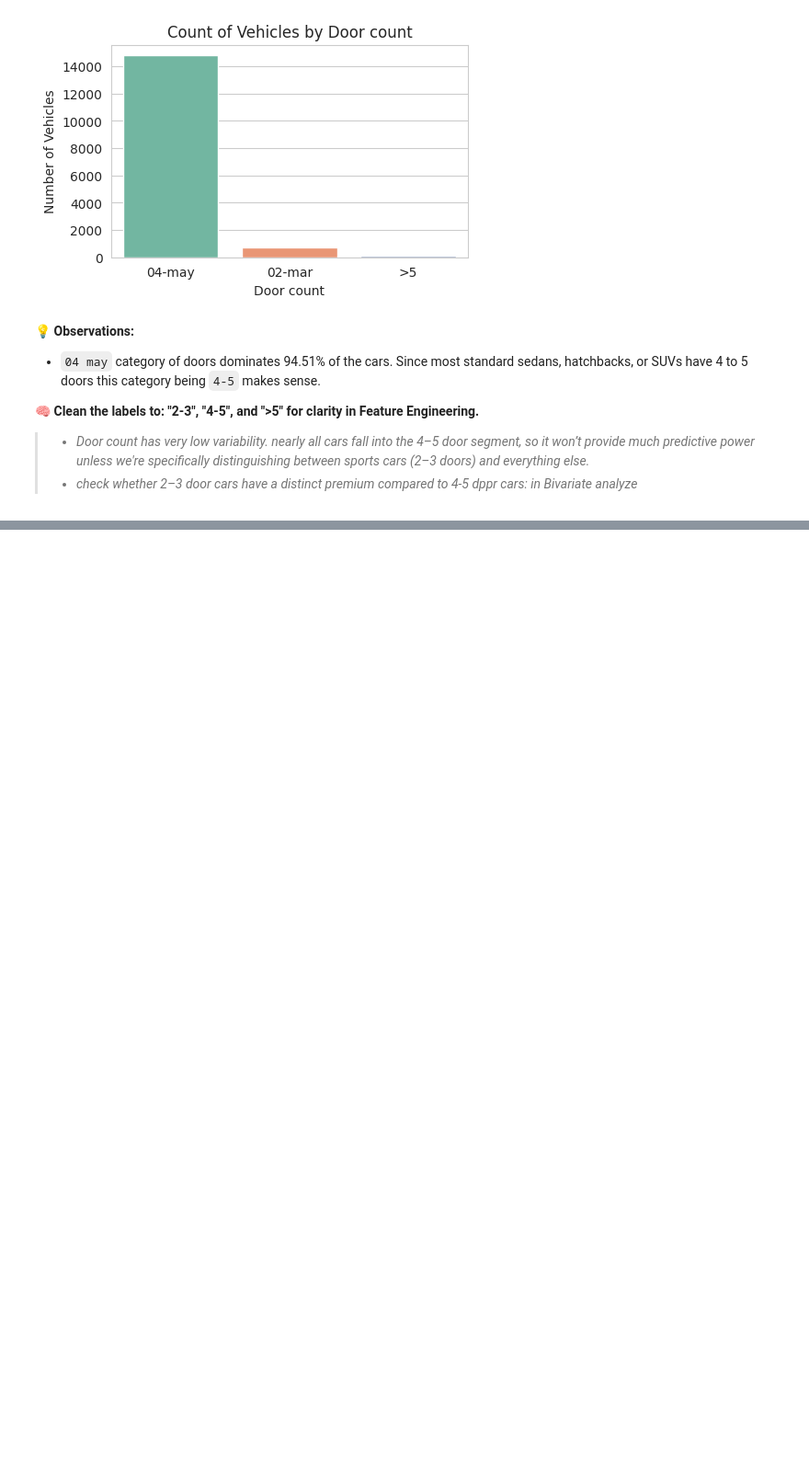
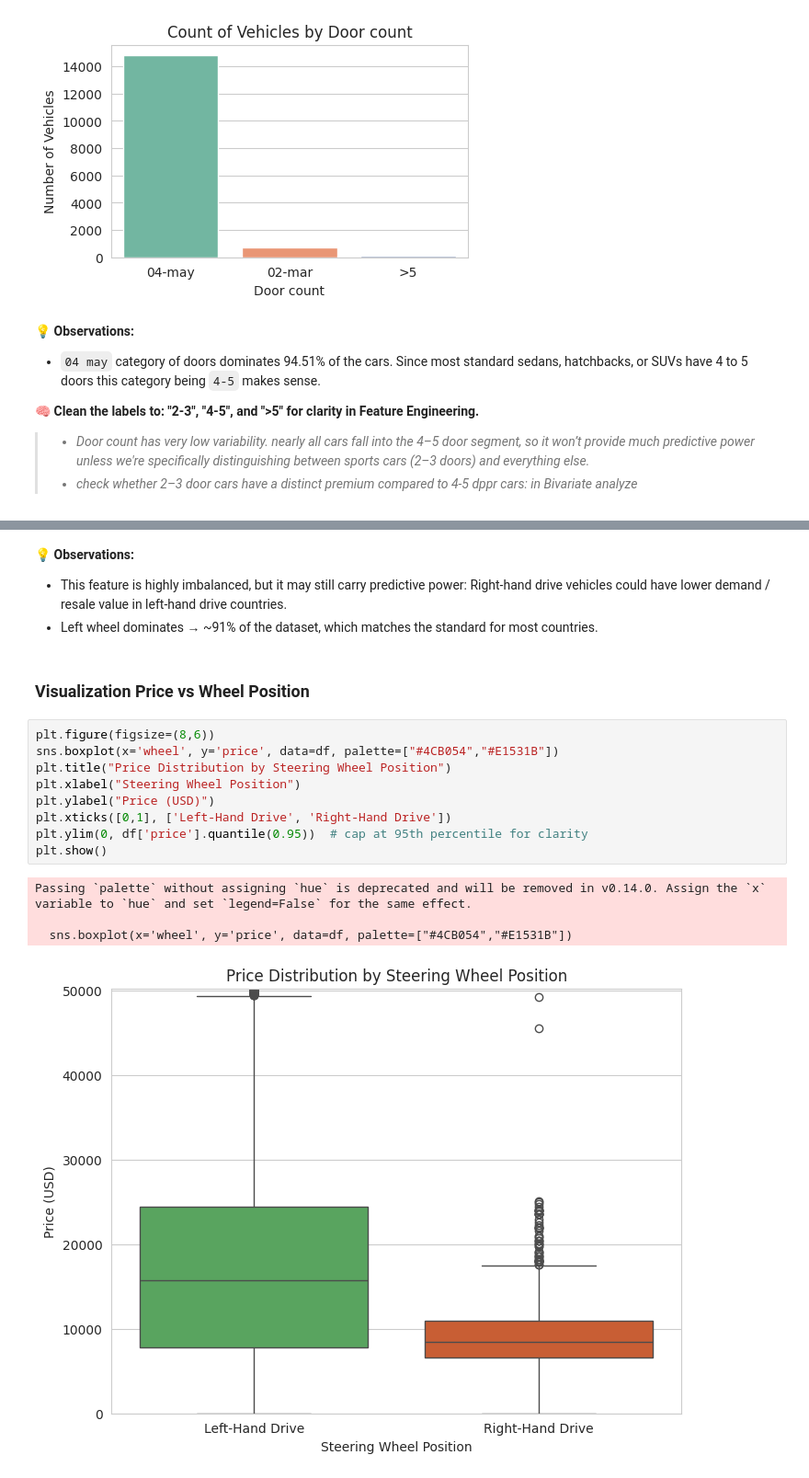
Before and after one commit to Mithula-cbw/Car-Price-Prediction, a Jupyter notebook: notebooks/Group_11_02_Preprocessing_and_Feature_Engineering.ipynb, the cells around one changed output, grey strips where cells are left out. Shown at 92% size. Cells and saved outputs as stored; diff of their text form; blank space fills up the shorter version.

Commit message:
analyze wheel

```diff
--- a/notebooks/Group_11_02_Preprocessing_and_Feature_Engineering.ipynb
+++ b/notebooks/Group_11_02_Preprocessing_and_Feature_Engineering.ipynb
@@ -1246,0 +1284,20 @@ Passing `palette` without assigning `hue` is deprecated and will be removed in v
+# %% [markdown]
+💡 **Observations:**
+- This feature is highly imbalanced, but it may still carry predictive power: Right-hand drive vehicles could have lower demand / resale value in left-hand drive countries.
+- Left wheel dominates → ~91% of the dataset, which matches the standard for most countries.
+# %% [markdown]
+### Visualization Price vs Wheel Position
+# %%
+plt.figure(figsize=(8,6))
+sns.boxplot(x='wheel', y='price', data=df, palette=["#4CB054","#E1531B"])
+plt.title("Price Distribution by Steering Wheel Position")
+plt.xlabel("Steering Wheel Position")
+plt.ylabel("Price (USD)")
+plt.xticks([0,1], ['Left-Hand Drive', 'Right-Hand Drive'])
+plt.ylim(0, df['price'].quantile(0.95))  # cap at 95th percentile for clarity
+plt.show()
+# %% [output]
+Passing `palette` without assigning `hue` is deprecated and will be removed in v0.14.0. Assign the `x` variable to `hue` and set `legend=False` for the same effect.
+
+  sns.boxplot(x='wheel', y='price', data=df, palette=["#4CB054","#E1531B"])
+[figure, added]
```
Also changed, not shown: parts of 6 cells of this notebook.
